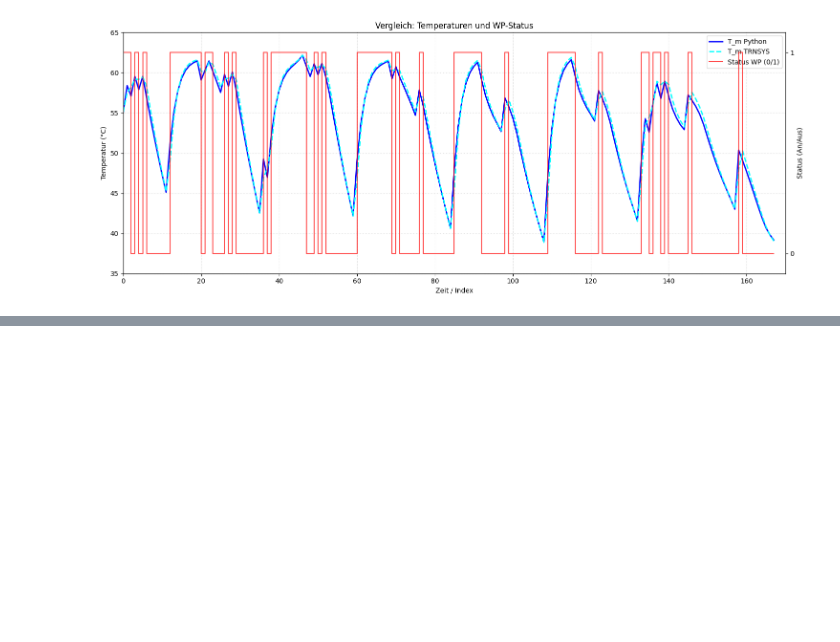
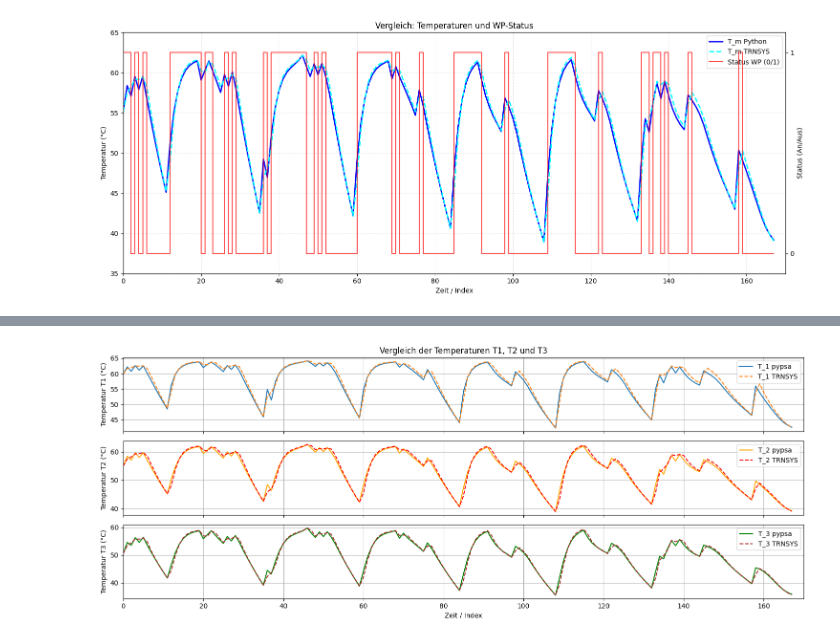
Before and after one commit to choffma8/masterprojektWaermespeicher, a Jupyter notebook: modellierungKonstanterVolumenspeicher.ipynb, the cells around one changed output, grey strips where cells are left out. Cells and saved outputs as stored; diff of their text form; code cells hidden in the pictures; blank space fills up the shorter version.

```diff
--- a/modellierungKonstanterVolumenspeicher.ipynb
+++ b/modellierungKonstanterVolumenspeicher.ipynb
@@ -525,0 +554,32 @@ plt.show()
+# %%
+# sharex=True sorgt dafür, dass die X-Achse für alle Plots gleich ist
+fig, (ax1, ax2, ax3) = plt.subplots(3, 1, figsize=(15, 6), sharex=True)
+
+# --- Plot für T1 ---
+ax1.plot(output_pypsa.index, output_pypsa['T1_python'], label='T_1 pypsa', linewidth=1.5)
+ax1.plot(TRNSYSdata.index, TRNSYSdata['T_1'], label='T_1 TRNSYS', linewidth=1.5, linestyle='--')
+ax1.set_ylabel('Temperatur T1 (°C)')
+ax1.set_title('Vergleich der Temperaturen T1, T2 und T3')
+ax1.grid(True)
+ax1.legend(loc='upper right')
+
+# --- Plot für T2 ---
+ax2.plot(output_pypsa.index, output_pypsa['T2_python'], label='T_2 pypsa', linewidth=1.5, color='orange')
+ax2.plot(TRNSYSdata.index, TRNSYSdata['T_2'], label='T_2 TRNSYS', linewidth=1.5, linestyle='--', color='red')
+ax2.set_ylabel('Temperatur T2 (°C)')
+ax2.grid(True)
+ax2.legend(loc='upper right')
+
+# --- Plot für T3 ---
+ax3.plot(output_pypsa.index, output_pypsa['T3_python'], label='T_3 pypsa', linewidth=1.5, color='green')
+ax3.plot(TRNSYSdata.index, TRNSYSdata['T_3'], label='T_3 TRNSYS', linewidth=1.5, linestyle='--', color='brown')
+ax3.set_ylabel('Temperatur T3 (°C)')
+ax3.set_xlabel('Zeit / Index')
+ax3.set_xlim(0, 170)
+ax3.grid(True)
+ax3.legend(loc='upper right')
+
+plt.tight_layout()
+plt.show()
+# %% [output]
+[figure, added]
```
Also changed, not shown: parts of 10 cells of this notebook, 7 other files.
